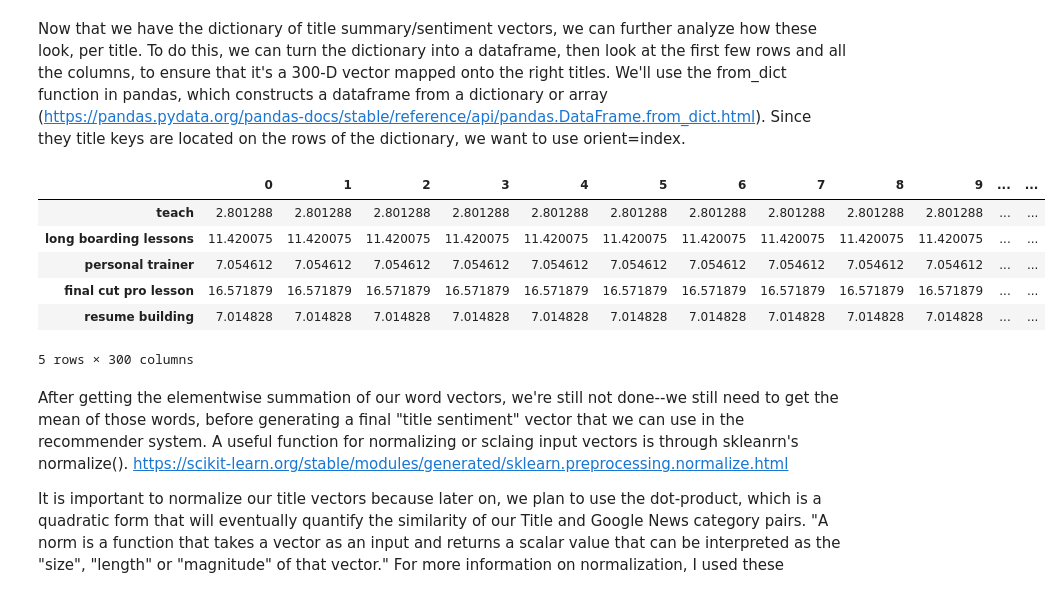
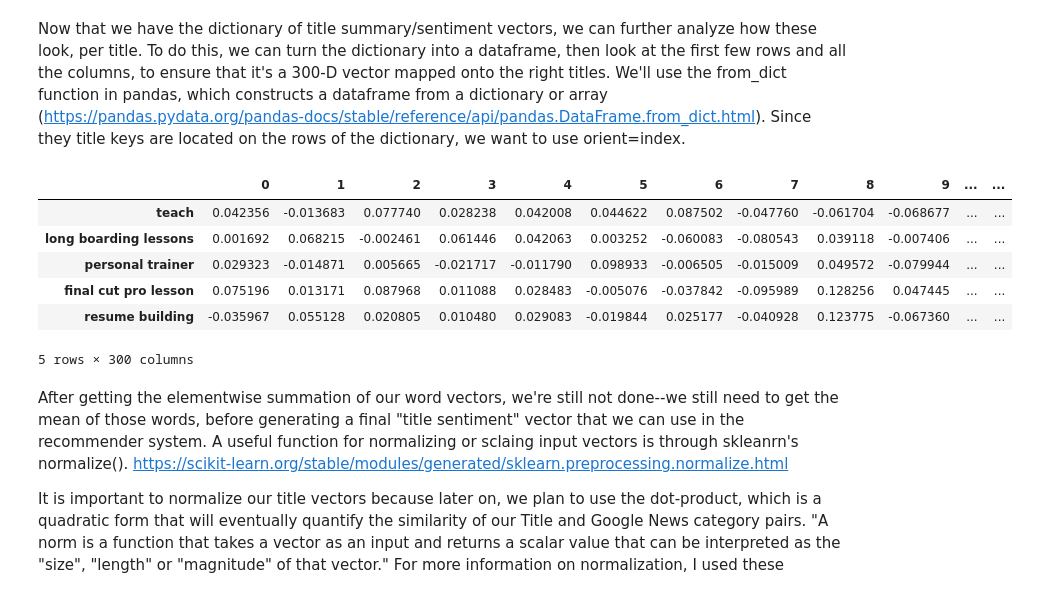
Before and after one commit to angelaaaateng/Projects, a Jupyter notebook: Pangea_RS_5.ipynb, the cells around one changed output. Saved outputs shown, nothing was run; the diff lists cells and outputs as text; code cells hidden in the pictures.

```diff
--- a/Pangea_RS_5.ipynb
+++ b/Pangea_RS_5.ipynb
@@ -289,15 +294,26 @@ Because we have a list of words in titles of different lengths (and also because
 #                       [[[model[word]] for word in title] for title in filtered_word_list]))
 # %%
 # iteration 2 of dictionary of title vectors
-dict_of_title_vecs = {}
+title_vectors = {}
+
 for title in filtered_word_list:
-    sum_vec = np.zeros(300)
-    norm_sum_vec = np.zeros(300)
-    for word in title:
-        sum_vec += model[word]
-        norm_sum_vec += np.linalg.norm(sum_vec)
+    word_vecs = [model[word] for word in title]
+    if len(word_vecs) == 0:
+        title_vec = [np.zeros(300)]
+    else:
+        title_vec = normalize(sum(word_vecs).reshape(1, -1))
+
+    title_vectors[" ".join(title)] = title_vec[0]
+
+
+
+    #sum_vec = np.zeros(300)
+    #norm_sum_vec = np.zeros(300)
+    #for word in title:
+        #sum_vec += model[word]
+        #norm_sum_vec += np.linalg.norm(sum_vec)
         #norm_sum_vec = np.linalg.norm(sum_vec)
-    dict_of_title_vecs[" ".join(title)] = norm_sum_vec
+    #dict_of_title_vecs[" ".join(title)] = norm_sum_vec
 
 #if we normalize this, do i still need to average it? should i just np.mean the whole thing?
 # %% [markdown]
@@ -324,15 +341,15 @@ Another way to do this, that is more intuitive, is through loops. We initialized
 # %% [markdown]
 Now that we have the dictionary of title summary/sentiment vectors, we can further analyze how these look, per title. To do this, we can turn the dictionary into a dataframe, then look at the first few rows and all the columns, to ensure that it's a 300-D vector mapped onto the right titles. We'll use the from_dict function in pandas, which constructs a dataframe from a dictionary or array (https://pandas.pydata.org/pandas-docs/stable/reference/api/pandas.DataFrame.from_dict.html). Since they title keys are located on the rows of the dictionary, we want to use orient=index.
 # %%
-word_vec_master = pd.DataFrame.from_dict(dict_of_title_vecs, orient='index')
+word_vec_master = pd.DataFrame.from_dict(title_vectors, orient='index')
 word_vec_master.head()
 # %% [output]
 |  | 0 | 1 | 2 | 3 | 4 | 5 | 6 | 7 | 8 | 9 | ... | ... |
-| teach | 2.801288 | 2.801288 | 2.801288 | 2.801288 | 2.801288 | 2.801288 | 2.801288 | 2.801288 | 2.801288 | 2.801288 | ... | ... |
-| long boarding lessons | 11.420075 | 11.420075 | 11.420075 | 11.420075 | 11.420075 | 11.420075 | 11.420075 | 11.420075 | 11.420075 | 11.420075 | ... | ... |
-| personal trainer | 7.054612 | 7.054612 | 7.054612 | 7.054612 | 7.054612 | 7.054612 | 7.054612 | 7.054612 | 7.054612 | 7.054612 | ... | ... |
-| final cut pro lesson | 16.571879 | 16.571879 | 16.571879 | 16.571879 | 16.571879 | 16.571879 | 16.571879 | 16.571879 | 16.571879 | 16.571879 | ... | ... |
-| resume building | 7.014828 | 7.014828 | 7.014828 | 7.014828 | 7.014828 | 7.014828 | 7.014828 | 7.014828 | 7.014828 | 7.014828 | ... | ... |
+| teach | 0.042356 | -0.013683 | 0.077740 | 0.028238 | 0.042008 | 0.044622 | 0.087502 | -0.047760 | -0.061704 | -0.068677 | ... | ... |
+| long boarding lessons | 0.001692 | 0.068215 | -0.002461 | 0.061446 | 0.042063 | 0.003252 | -0.060083 | -0.080543 | 0.039118 | -0.007406 | ... | ... |
+| personal trainer | 0.029323 | -0.014871 | 0.005665 | -0.021717 | -0.011790 | 0.098933 | -0.006505 | -0.015009 | 0.049572 | -0.079944 | ... | ... |
+| final cut pro lesson | 0.075196 | 0.013171 | 0.087968 | 0.011088 | 0.028483 | -0.005076 | -0.037842 | -0.095989 | 0.128256 | 0.047445 | ... | ... |
+| resume building | -0.035967 | 0.055128 | 0.020805 | 0.010480 | 0.029083 | -0.019844 | 0.025177 | -0.040928 | 0.123775 | -0.067360 | ... | ... |
 5 rows × 300 columns
 # %% [markdown]
 After getting the elementwise summation of our word vectors, we're still not done--we still need to get the mean of those words, before generating a final "title sentiment" vector that we can use in the recommender system. A useful function for normalizing or sclaing input vectors is through skleanrn's normalize(). https://scikit-learn.org/stable/modules/generated/sklearn.preprocessing.normalize.html
```
Also changed, not shown: parts of 10 cells of this notebook.
